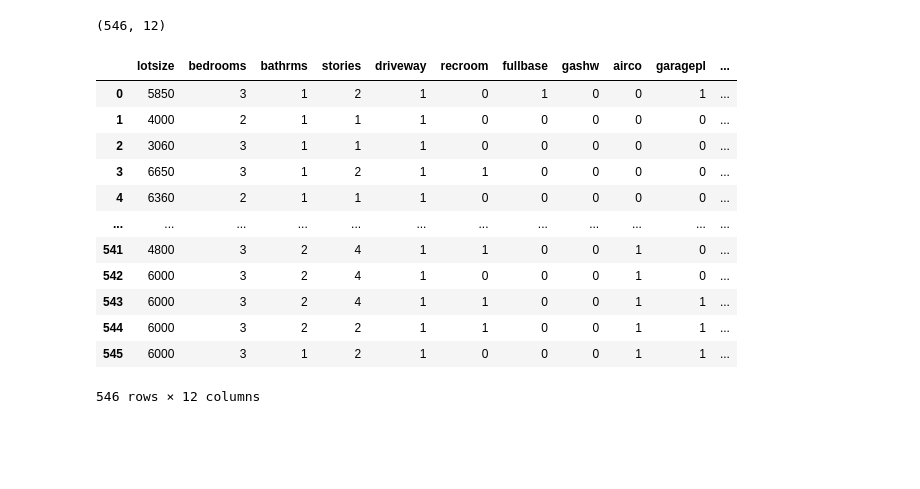
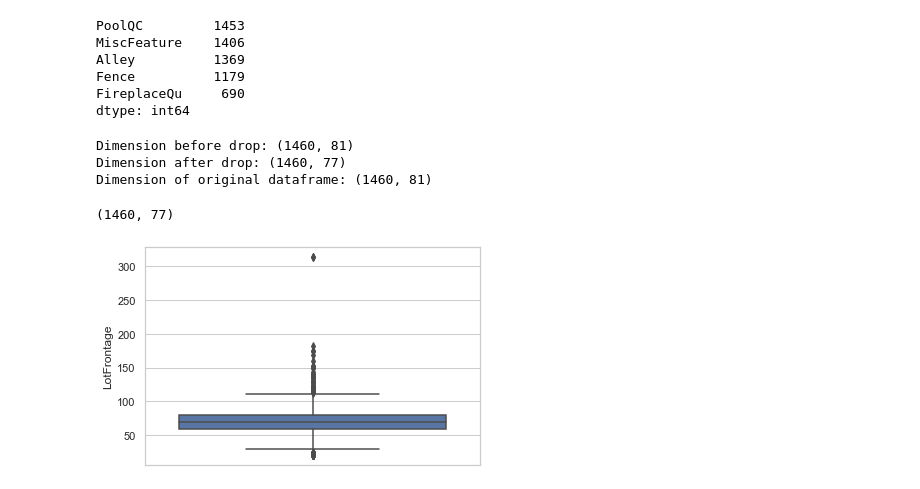
Before and after one commit to samantoz/bu_dsc, a Jupyter notebook: notebooks/DSC630/project_v1.ipynb, the cells around one changed output. Saved outputs shown, nothing was run; the diff lists cells and outputs as text; code cells hidden in the pictures; blank space fills up the shorter version.

```diff
--- a/notebooks/DSC630/project_v1.ipynb
+++ b/notebooks/DSC630/project_v1.ipynb
@@ -14,20 +152,34 @@ housing = pd.read_csv("../../data/processed/Housing.csv",sep=";")
+# %%
+# Top 5 columns with largest number of missing data
+housing_train.isnull().sum().nlargest(5)
+# %% [output]
+PoolQC         1453
+MiscFeature    1406
+Alley          1369
+Fence          1179
+FireplaceQu     690
+dtype: int64
+# %%
+### Planning to drop the following columns
+### One of the major reason for that is as more than 50% of the rows are Null for those columns
+
+# PoolQC
+# MiscFeature
+# Alley
+# Fence
+# Below is the list of columns to be dropped
+cols_to_drop=['PoolQC','MiscFeature','Alley','Fence']
+# Making a copy of the training dataframe to be worked on
+housing_train_drop = housing_train
+print("Dimension before drop:", housing_train_drop.shape)
+housing_train_drop = housing_train_drop.drop(cols_to_drop,axis=1)
+print("Dimension after drop:", housing_train_drop.shape)
+print("Dimension of original dataframe:", housing_train.shape)
+# %% [output]
+Dimension before drop: (1460, 81)
+Dimension after drop: (1460, 77)
+Dimension of original dataframe: (1460, 81)
 # %%
-housing.shape
+housing_train_drop.shape
 # %% [output]
-(546, 12)
+(1460, 77)
-# %%
-housing
-# %% [output]
-|  | lotsize | bedrooms | bathrms | stories | driveway | recroom | fullbase | gashw | airco | garagepl | ... |
-| 0 | 5850 | 3 | 1 | 2 | 1 | 0 | 1 | 0 | 0 | 1 | ... |
-| 1 | 4000 | 2 | 1 | 1 | 1 | 0 | 0 | 0 | 0 | 0 | ... |
-| 2 | 3060 | 3 | 1 | 1 | 1 | 0 | 0 | 0 | 0 | 0 | ... |
-| 3 | 6650 | 3 | 1 | 2 | 1 | 1 | 0 | 0 | 0 | 0 | ... |
-| 4 | 6360 | 2 | 1 | 1 | 1 | 0 | 0 | 0 | 0 | 0 | ... |
-| ... | ... | ... | ... | ... | ... | ... | ... | ... | ... | ... | ... |
-| 541 | 4800 | 3 | 2 | 4 | 1 | 1 | 0 | 0 | 1 | 0 | ... |
-| 542 | 6000 | 3 | 2 | 4 | 1 | 0 | 0 | 0 | 1 | 0 | ... |
-| 543 | 6000 | 3 | 2 | 4 | 1 | 1 | 0 | 0 | 1 | 1 | ... |
-| 544 | 6000 | 3 | 2 | 2 | 1 | 1 | 0 | 0 | 1 | 1 | ... |
-| 545 | 6000 | 3 | 1 | 2 | 1 | 0 | 0 | 0 | 1 | 1 | ... |
-546 rows × 12 columns
@@ -43,0 +186,6 @@ train_2016.head(10)
+# %%
+# Draw vertical boxplot with the LotFrontage values
+sns.set_theme(style="whitegrid")
+ax = sns.boxplot(y="LotFrontage", data=housing_train)
+# %% [output]
+[figure, added]
```
Also changed, not shown: parts of 32 cells of this notebook.
